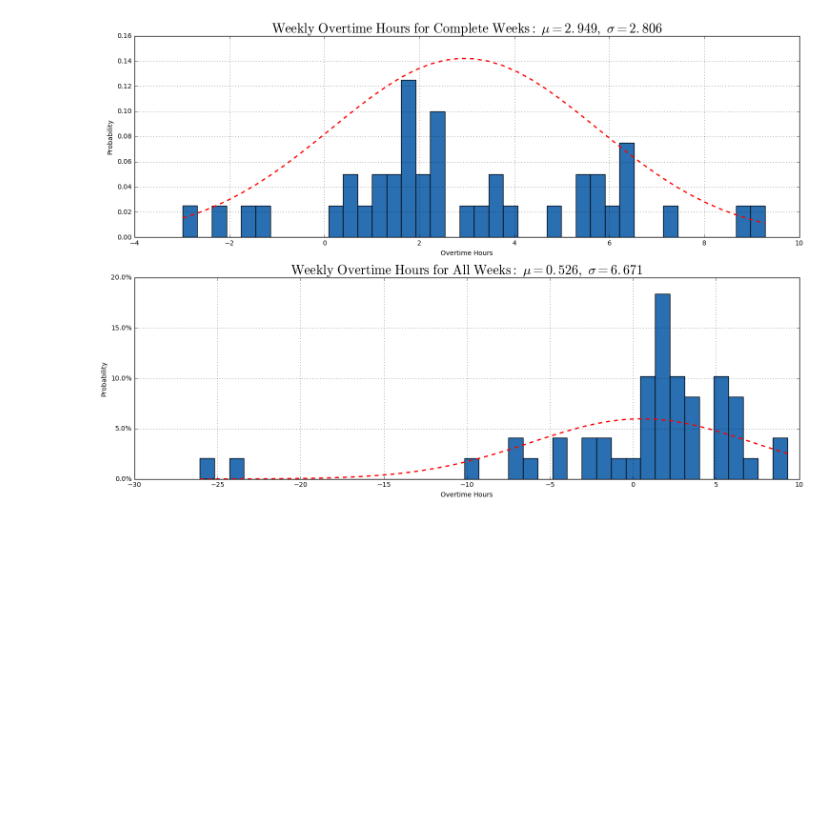
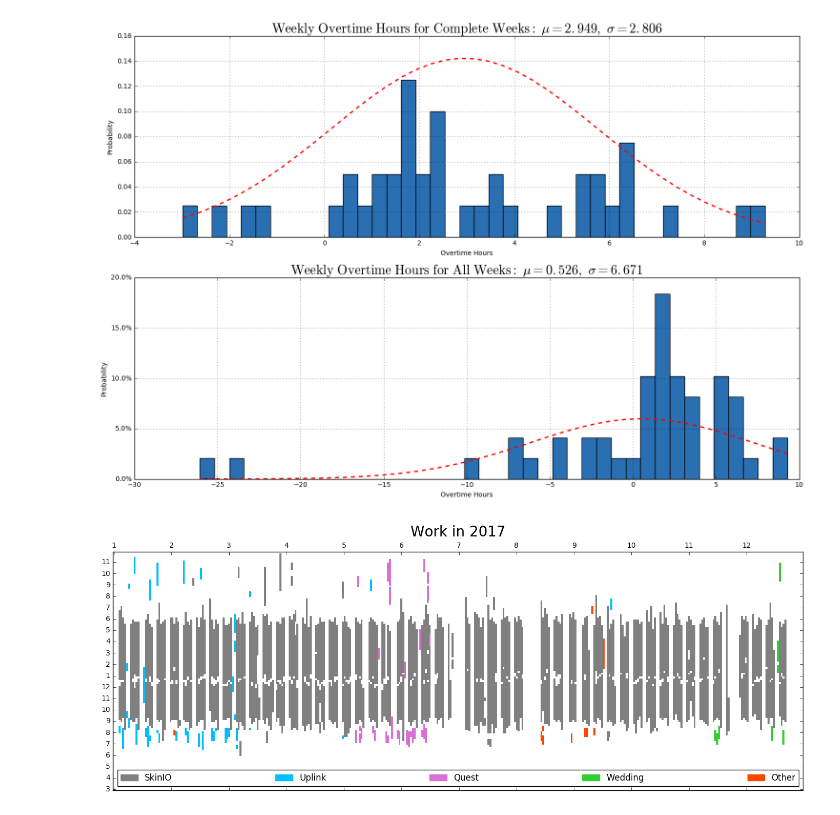
Before and after one commit to Tornquist/2017-Analysis, a Jupyter notebook: 2017 Analysis.ipynb, the cells around one changed output. Drawn from its saved outputs; the diff is of its cells as text; code cells hidden in the pictures; blank space fills up the shorter version.

```diff
--- a/2017 Analysis.ipynb
+++ b/2017 Analysis.ipynb
@@ -613,3 +632,69 @@ plt.gca().yaxis.set_major_formatter(formatter)
 plt.show()
 # %% [output]
 [figure]
+# %%
+START_HOUR = 3
+
+GROUPS_PER_HOUR = 6
+
+year_matrix = np.zeros((GROUPS_PER_HOUR*(24 - START_HOUR), 365))
+
+for project in Project.work():
+    project_data = get_by_project(project)
+
+    for entry in project_data:
+        start_time = datetime.datetime.strptime(entry.start, '%I:%M %p')
+        end_time = datetime.datetime.strptime(entry.end, '%I:%M %p')
+
+        start_time_index = start_time.hour * GROUPS_PER_HOUR + round(start_time.minute/(60/GROUPS_PER_HOUR))
+        end_time_index = end_time.hour * GROUPS_PER_HOUR + round(end_time.minute/(60/GROUPS_PER_HOUR))
+
+        start_time_index -= START_HOUR*GROUPS_PER_HOUR
+        end_time_index -= START_HOUR*GROUPS_PER_HOUR
+
+        date = datetime.datetime.strptime(entry.date, '%m/%d/%y')
+        day_of_year = date.timetuple().tm_yday
+
+        for time_index in range(start_time_index, end_time_index + 1):
+            year_matrix[time_index][day_of_year] = entry.project.numerical_value()
+
+## Color and Format Graph
+quest_color = 'orchid'
+uplink_color = 'deepskyblue'
+skinIO_color = 'grey'
+wedding_color = 'limegreen'
+other_color = 'orangered'
+
+cmap = colors.ListedColormap(['white', skinIO_color, uplink_color, quest_color, wedding_color, other_color])
+bounds=[0,1,2,4,5,6,7]
+norm = colors.BoundaryNorm(bounds, cmap.N)
+
+hour_labels = range(START_HOUR - 1, 25)
+hour_labels = list(map(lambda hour: hour if hour <= 12 else hour - 12, hour_labels))
+
+fig = plt.figure(figsize=(18, 6))
+
+plt.legend(
+    handles=[
+        mpatches.Patch(color=skinIO_color, label='SkinIO'),
+        mpatches.Patch(color=uplink_color, label='Uplink'),
+        mpatches.Patch(color=quest_color, label='Quest'),
+        mpatches.Patch(color=wedding_color, label='Wedding'),
+        mpatches.Patch(color=other_color, label='Other')
+    ],
+    mode="expand",
+    loc=3,
+    ncol=5
+)
+
+ax = fig.add_subplot(111)
+ax.set_title("Work in 2017", fontsize=20)
+cax = ax.matshow(year_matrix, interpolation='nearest', cmap=cmap, norm=norm, origin="lower")
+ax.xaxis.set_major_locator(ticker.MultipleLocator(365/12))
+ax.yaxis.set_major_locator(ticker.MultipleLocator(GROUPS_PER_HOUR))
+ax.set_xticklabels(list(time_labels))
+ax.set_yticklabels(hour_labels)
+
+plt.show()
+# %% [output]
+[figure, added]
```
Also changed, not shown: parts of 6 cells of this notebook.
